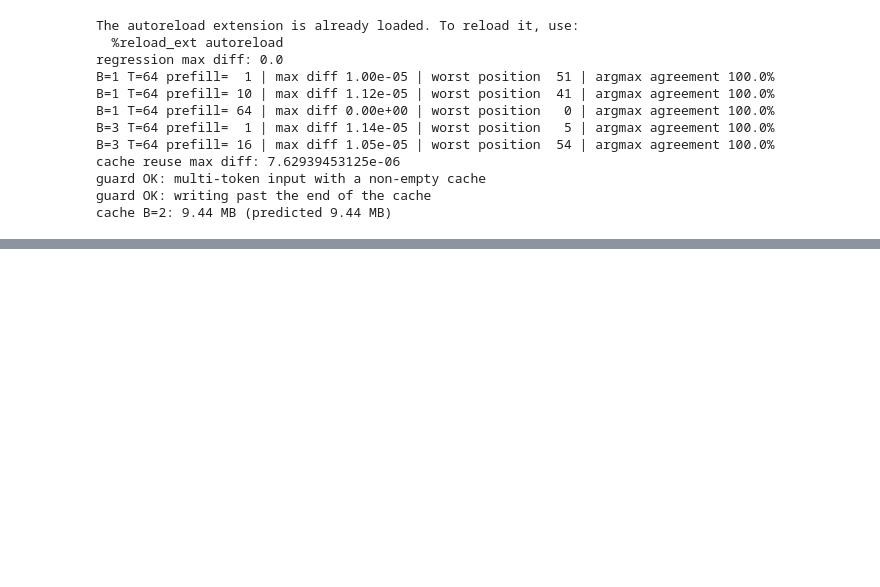
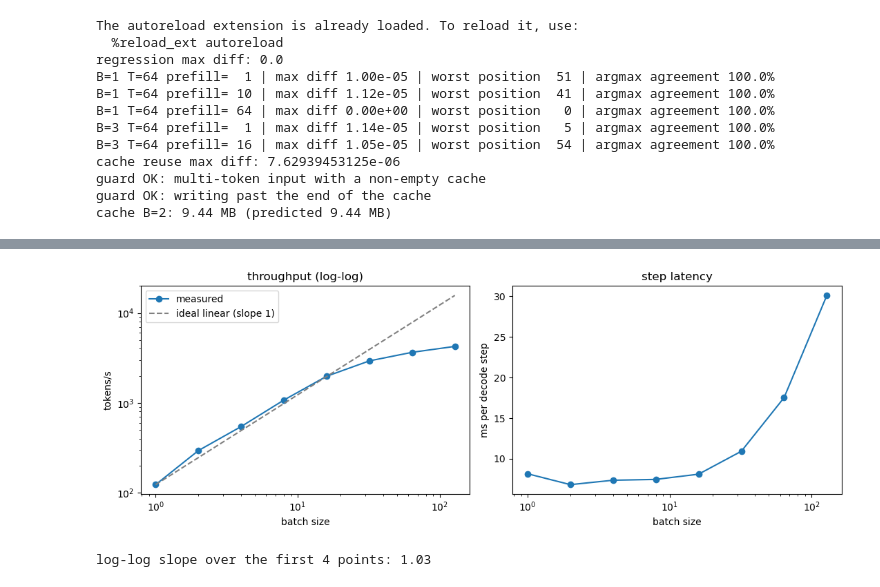
Before and after one commit to marziof/swGPT, a Jupyter notebook: notebooks/07_kv_cache.ipynb, the cells around one changed output, grey strips where cells are left out. Cells and saved outputs as stored; diff of their text form; code cells hidden in the pictures; blank space fills up the shorter version.

```diff
--- a/notebooks/07_kv_cache.ipynb
+++ b/notebooks/07_kv_cache.ipynb
@@ -165,0 +274,20 @@ cache B=2: 9.44 MB (predicted 9.44 MB)
+# %%
+rows = []
+for B in (1, 2, 4, 8, 16, 32, 64, 128):
+    time_cached(16, 10, B=B)                                                  # warm-up for this batch size
+    lats = [np.median(time_cached(16, 60, B=B)[1][5:]) for _ in range(3)]     # skip the first 5 noisy steps
+    rows.append((B, np.median(lats)))
+Bs_ = np.array([r[0] for r in rows]); lat = np.array([r[1] for r in rows])
+tps = Bs_ / lat
+for B, l, t in zip(Bs_, lat, tps):
+    print(f"B={B:4d} | {l * 1e3:7.2f} ms/step | {t:9.0f} tokens/s | scaling efficiency {lat[0] / l:5.2f}")   # 1.0 = ideal; >1 = superlinear
+
+fig, ax = plt.subplots(1, 2, figsize=(11, 4))
+ax[0].loglog(Bs_, tps, marker="o", label="measured")
+ax[0].loglog(Bs_, tps[0] * Bs_, "--", color="gray", label="ideal linear (slope 1)")
+ax[0].set(xlabel="batch size", ylabel="tokens/s", title="throughput (log-log)"); ax[0].legend()
+ax[1].semilogx(Bs_, lat * 1e3, marker="o")
+ax[1].set(xlabel="batch size", ylabel="ms per decode step", title="step latency")
+plt.tight_layout(); plt.show()
+print("log-log slope over the first 4 points:", np.polyfit(np.log(Bs_[:4]), np.log(tps[:4]), 1)[0].round(2))
+# %% [output]
@@ -165,0 +302,2 @@ cache B=2: 9.44 MB (predicted 9.44 MB)
+[figure, added]
+log-log slope over the first 4 points: 1.03
```
Also changed, not shown: parts of 5 cells of this notebook, 2 other files.
